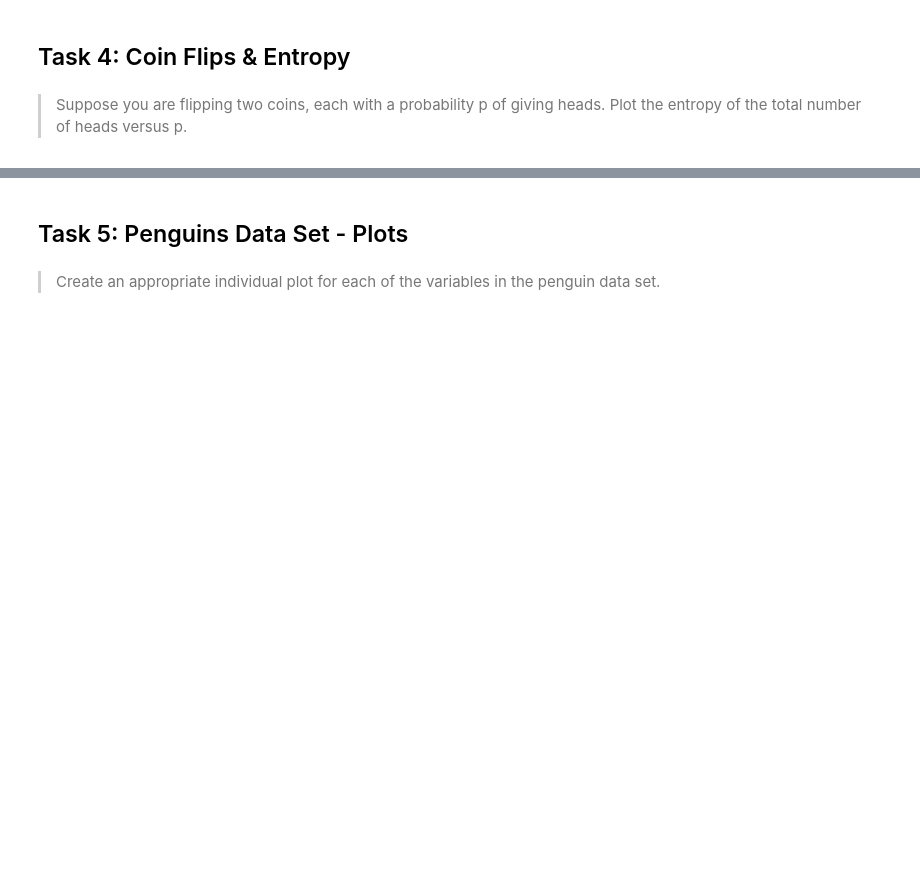
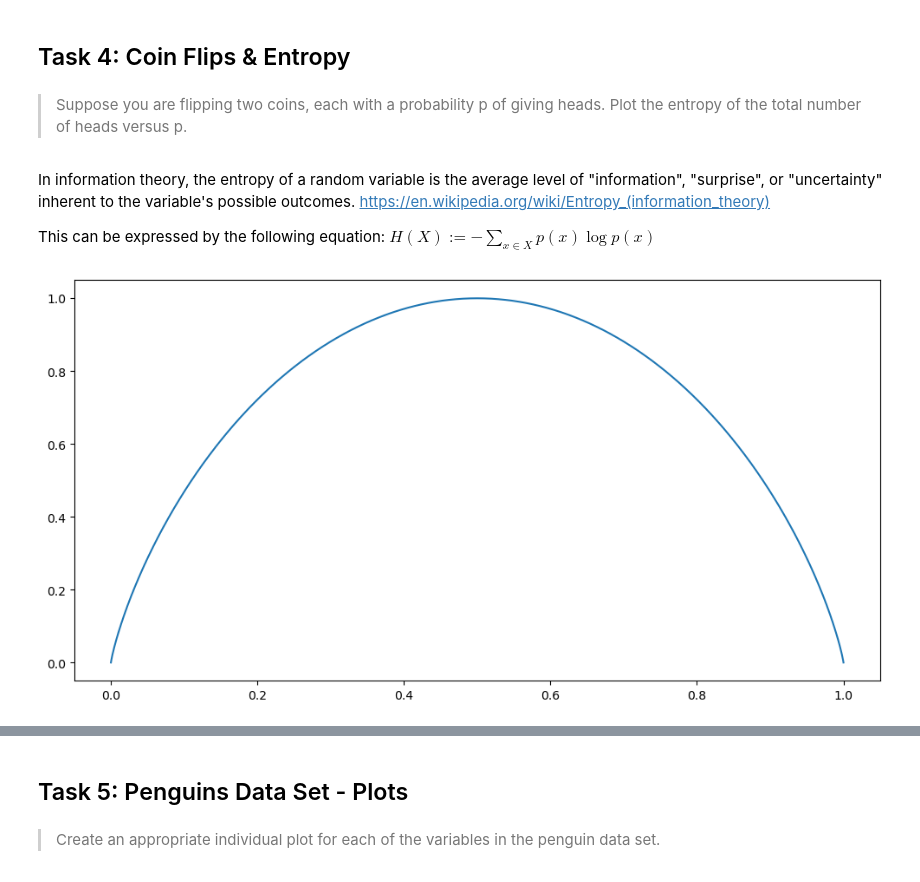
Before and after one commit to decvfox/fofda-assessment, a Jupyter notebook: tasks.ipynb, the cells around one changed output, grey strips where cells are left out. Cells and saved outputs as stored; diff of their text form; code cells hidden in the pictures; blank space fills up the shorter version.

```diff
--- a/tasks.ipynb
+++ b/tasks.ipynb
@@ -155,3 +155,26 @@ species_count = df.species.value_counts()
 ## Task 4: Coin Flips & Entropy
 # %% [markdown]
 > Suppose you are flipping two coins, each with a probability p of giving heads. Plot the entropy of the total number of heads versus p.
+# %% [markdown]
+In information theory, the entropy of a random variable is the average level of "information", "surprise", or "uncertainty" inherent to the variable's possible outcomes.
+https://en.wikipedia.org/wiki/Entropy_(information_theory)
+
+This can be expressed by the following equation:
+$ H(X) := - \sum_{x \in X} p(x) \log p(x) $
+# %%
+import numpy as np
+#For one coin entropy as above.
+def H(p):
+    return -(1 - p) * np.log2(1.0 - p) - p * np.log2(p)
+# %%
+# Create an empty plot.
+fig, ax = plt.subplots(figsize=(12,6))
+
+# p is a probability.
+p = np.linspace(0.00000001, 0.99999999, 10001)
+
+
+# Plot H(p).
+ax.plot(p, H(p));
+# %% [output]
+[figure, added]
```
Also changed, not shown: parts of 2 cells of this notebook.
